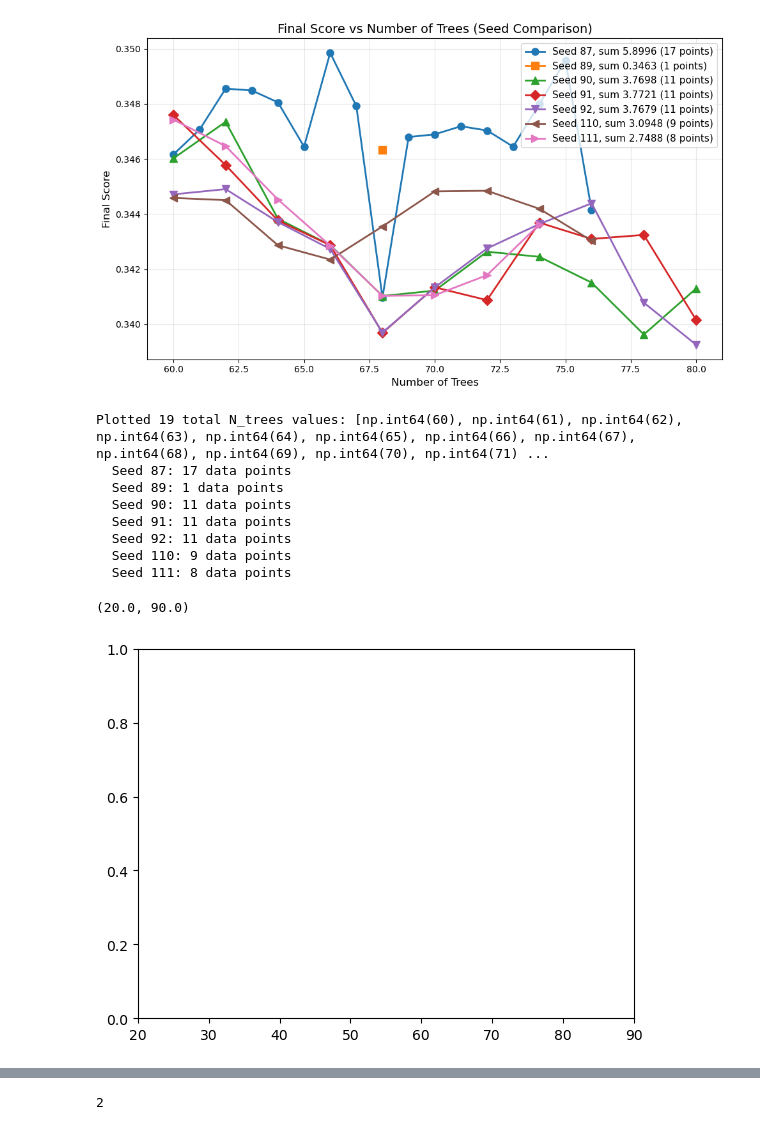
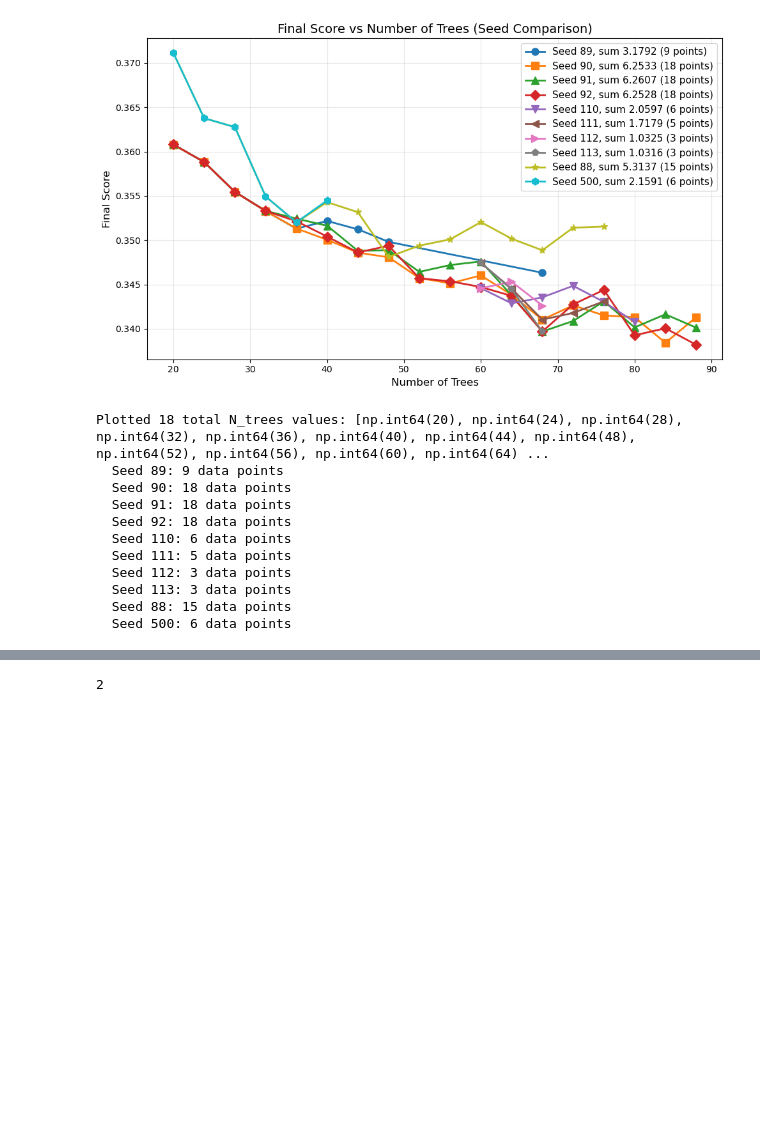
Before and after one commit to jcottaar/packing, a Jupyter notebook: analysis/compare_runs2 copy.ipynb, the cells around one changed output, grey strips where cells are left out. Drawn from its saved outputs; the diff is of its cells as text; code cells hidden in the pictures; blank space fills up the shorter version.

```diff
--- a/analysis/compare_runs2 copy.ipynb
+++ b/analysis/compare_runs2 copy.ipynb
@@ -17,13 +15,14 @@ WARNING: CUDA MPS not active
 # %%
 import numpy as np
 import glob
-for N_trees in np.arange(60,81,2):
+for N_trees in np.arange(12,101,4):
     files = glob.glob(kgs.temp_dir + f'/controller_runs/done/ga_N{N_trees}_*.pickle')
     #print(N_trees,files)
     if len(files)>0:
         plt.figure()
         for f in files:
-            #if ('seed90' in f) or ('seed92' in f) or ('seed91' in f):
+            if not (('seed500' in f) or ('seed88' in f)):
+                continue
             dat = kgs.dill_load(f)
             plt.plot([x[0] for x in dat.ga.best_costs_per_generation[0]], label=dat.seed)
         plt.title(f'N_trees={N_trees}')
@@ -47,6 +48,6 @@ for N_trees in np.arange(60,81,2):
 # %%
 # Compare final scores across multiple seeds
-SEEDS_TO_DO = [87,89,90, 91, 92,110,111]
+SEEDS_TO_DO = [89,90, 91, 92,110,111,112,113,88,500]
 #SEEDS_TO_DO = [110,111]
 
 import numpy as np
@@ -57,7 +58,7 @@ import re
 # Collect final scores for each seed
 seed_scores = {seed: {} for seed in SEEDS_TO_DO}
 
-for N_trees in np.arange(60,81,1):
+for N_trees in np.arange(20,101,4):
     files = glob.glob(kgs.temp_dir + f'/*runs/done/ga_N{N_trees}_*.pickle')
 
     for f in files:
@@ -95,43 +96,44 @@ if all_N_trees:
 
     for i, seed in enumerate(SEEDS_TO_DO):
         # Get values for this seed (None for missing data)
         n_trees_list = []
         values = []
         for n in all_N_trees:
             if n in seed_scores[seed]:
                 n_trees_list.append(n)
                 values.append(seed_scores[seed][n])
 
         if values:  # Only plot if there's at least one value
             marker = markers[i % len(markers)]
             plt.plot(n_trees_list, values, marker=marker, linestyle='-',
                     label=f'Seed {seed}, sum {np.sum(values):.4f} ({len(values)} points)',
                     linewidth=2, markersize=8)
 
     plt.xlabel('Number of Trees', fontsize=12)
     plt.ylabel('Final Score', fontsize=12)
     plt.title('Final Score vs Number of Trees (Seed Comparison)', fontsize=14)
     plt.legend(fontsize=11)
     plt.grid(True, alpha=0.3)
     plt.tight_layout()
     plt.show()
 
     print(f"Plotted {len(all_N_trees)} total N_trees values: {all_N_trees}")
     for seed in SEEDS_TO_DO:
         print(f"  Seed {seed}: {len(seed_scores[seed])} data points")
 else:
     print("No N_trees values found")
-plt.xlim(20,90)
+#plt.xlim(20,90)
 # %% [output]
-[figure, old version]
+[figure, new version]
-Plotted 19 total N_trees values: [np.int64(60), np.int64(61), np.int64(62), np.int64(63), np.int64(64), np.int64(65), np.int64(66), np.int64(67), np.int64(68), np.int64(69), np.int64(70), np.int64(71) ...
-  Seed 87: 17 data points
-  Seed 89: 1 data points
-  Seed 90: 11 data points
-  Seed 91: 11 data points
-  Seed 92: 11 data points
-  Seed 110: 9 data points
-  Seed 111: 8 data points
+Plotted 18 total N_trees values: [np.int64(20), np.int64(24), np.int64(28), np.int64(32), np.int64(36), np.int64(40), np.int64(44), np.int64(48), np.int64(52), np.int64(56), np.int64(60), np.int64(64) ...
+  Seed 89: 9 data points
+  Seed 90: 18 data points
+  Seed 91: 18 data points
+  Seed 92: 18 data points
+  Seed 110: 6 data points
+  Seed 111: 5 data points
+  Seed 112: 3 data points
+  Seed 113: 3 data points
+  Seed 88: 15 data points
+  Seed 500: 6 data points
-(20.0, 90.0)
-[figure, removed]
 # %%
```
Also changed, not shown: parts of 3 cells of this notebook, 12 other files.
